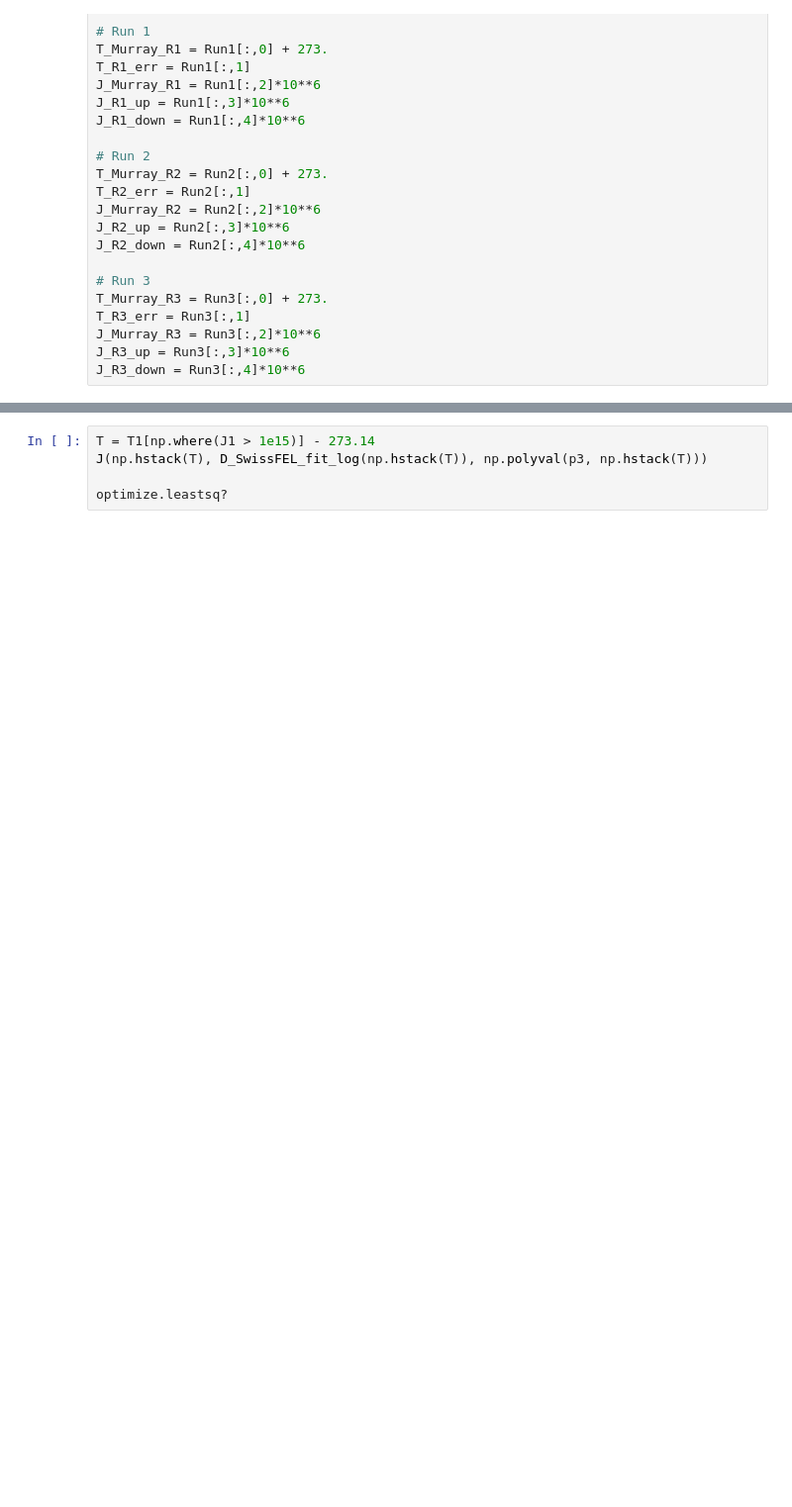
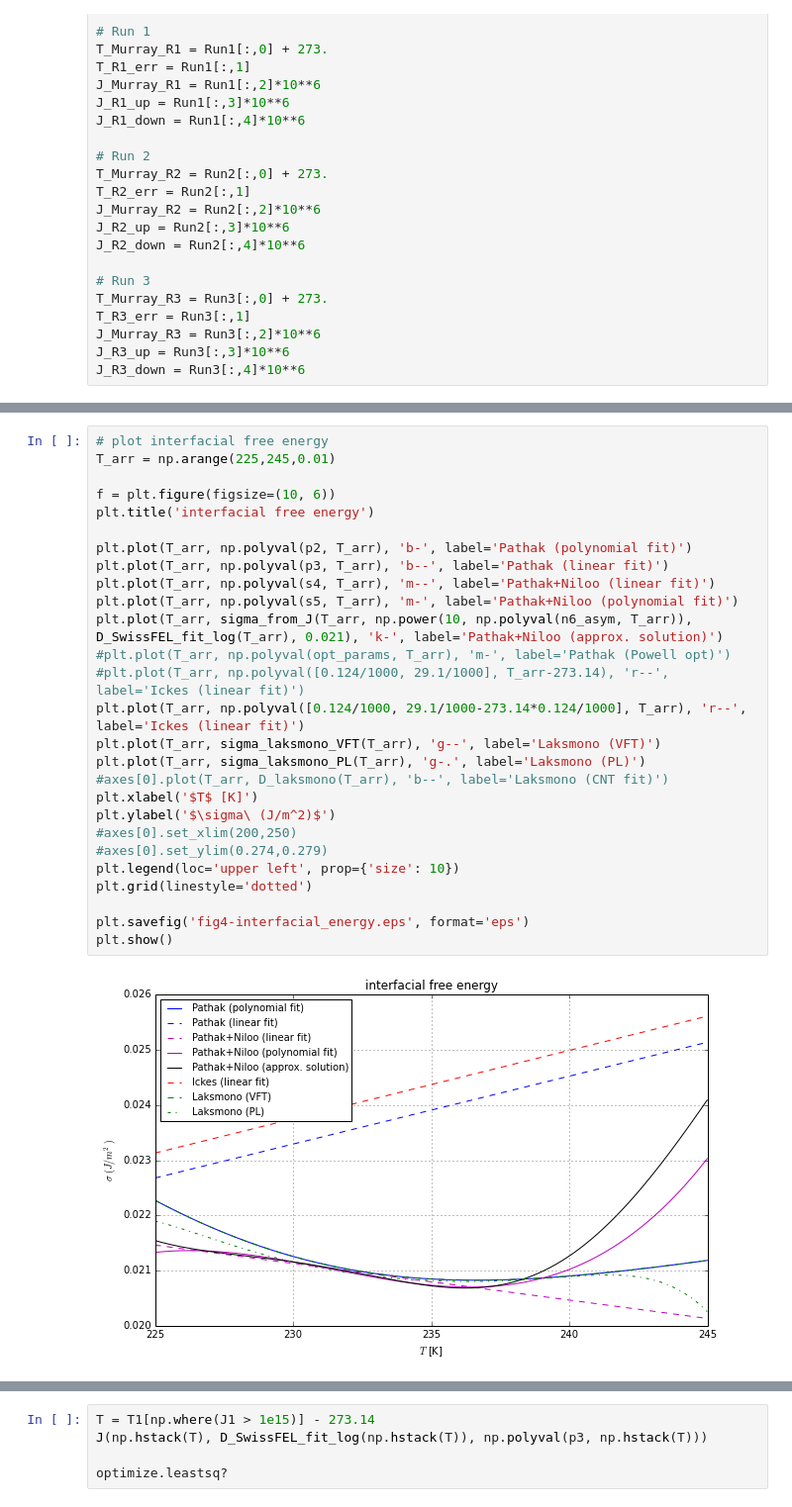
Before and after one commit to Niloo1371/Finding_droplets, a Jupyter notebook: Examples/interfacial_energy.ipynb, the cells around one changed output, grey strips where cells are left out. Shown: that part at 99% size. Saved outputs shown, nothing was run; the diff lists cells and outputs as text; blank space fills up the shorter version.

```diff
--- a/Examples/interfacial_energy.ipynb
+++ b/Examples/interfacial_energy.ipynb
@@ -554,0 +667,29 @@ Lab data (Mar-Dec 2020) + Murray (2021) + Laksmono (2014) - linear fit
+# %%
+# plot interfacial free energy
+T_arr = np.arange(225,245,0.01)
+
+f = plt.figure(figsize=(10, 6))
+plt.title('interfacial free energy')
+
+plt.plot(T_arr, np.polyval(p2, T_arr), 'b-', label='Pathak (polynomial fit)')
+plt.plot(T_arr, np.polyval(p3, T_arr), 'b--', label='Pathak (linear fit)')
+plt.plot(T_arr, np.polyval(s4, T_arr), 'm--', label='Pathak+Niloo (linear fit)')
+plt.plot(T_arr, np.polyval(s5, T_arr), 'm-', label='Pathak+Niloo (polynomial fit)')
+plt.plot(T_arr, sigma_from_J(T_arr, np.power(10, np.polyval(n6_asym, T_arr)), D_SwissFEL_fit_log(T_arr), 0.021), 'k-', label='Pathak+Niloo (approx. solution)')
+#plt.plot(T_arr, np.polyval(opt_params, T_arr), 'm-', label='Pathak (Powell opt)')
+#plt.plot(T_arr, np.polyval([0.124/1000, 29.1/1000], T_arr-273.14), 'r--', label='Ickes (linear fit)')
+plt.plot(T_arr, np.polyval([0.124/1000, 29.1/1000-273.14*0.124/1000], T_arr), 'r--', label='Ickes (linear fit)')
+plt.plot(T_arr, sigma_laksmono_VFT(T_arr), 'g--', label='Laksmono (VFT)')
+plt.plot(T_arr, sigma_laksmono_PL(T_arr), 'g-.', label='Laksmono (PL)')
+#axes[0].plot(T_arr, D_laksmono(T_arr), 'b--', label='Laksmono (CNT fit)')
+plt.xlabel('$T$ [K]')
+plt.ylabel('$\sigma\ (J/m^2)$')
+#axes[0].set_xlim(200,250)
+#axes[0].set_ylim(0.274,0.279)
+plt.legend(loc='upper left', prop={'size': 10})
+plt.grid(linestyle='dotted')
+
+plt.savefig('fig4-interfacial_energy.eps', format='eps')
+plt.show()
+# %% [output]
+[figure, added]
```
Also changed, not shown: parts of 22 cells of this notebook.
